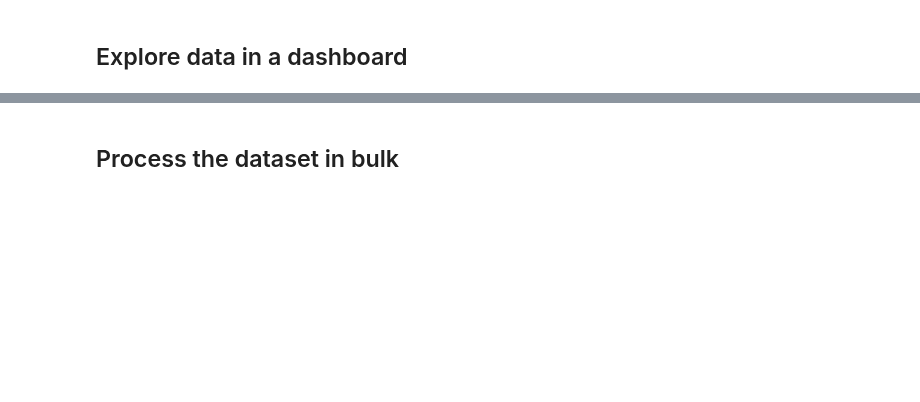
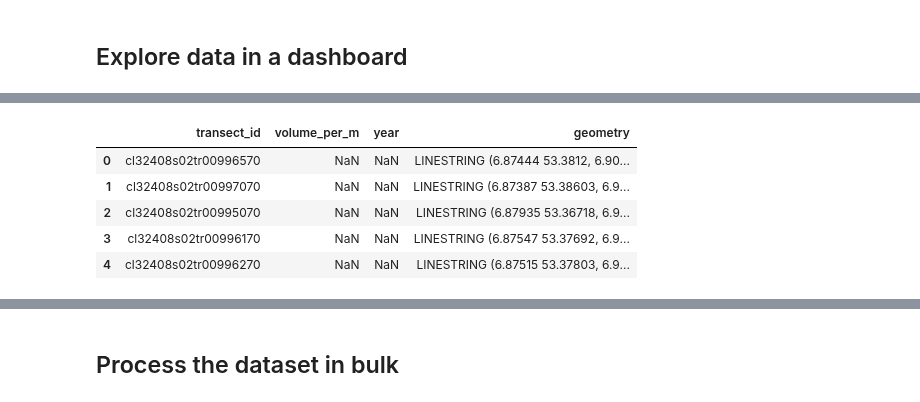
Before and after one commit to juulhemmes/thesis, a Jupyter notebook: tutorials/shorelinemonitor_series.ipynb, the cells around one changed output, grey strips where cells are left out. Saved outputs shown, nothing was run; the diff lists cells and outputs as text; code cells hidden in the pictures; blank space fills up the shorter version.

```diff
--- a/tutorials/shorelinemonitor_series.ipynb
+++ b/tutorials/shorelinemonitor_series.ipynb
@@ -88,0 +184,13 @@ ShorelineSeriesApp(df).show()
+# %%
+# Define the directory containing the case study JSON files
+casestudy_dir = "/Users/juulhemmes/Documents/Studie/Msc/Thesis/nourishment_database/data/raw"
+
+transects_nourished =  gpd.read_file(os.path.join(casestudy_dir, "NL_nourishment_at_transect.json"))
+transects_nourished.head()
+# %% [output]
+|  | transect_id | volume_per_m | year | geometry |
+| 0 | cl32408s02tr00996570 | NaN | NaN | LINESTRING (6.87444 53.3812, 6.90... |
+| 1 | cl32408s02tr00997070 | NaN | NaN | LINESTRING (6.87387 53.38603, 6.9... |
+| 2 | cl32408s02tr00995070 | NaN | NaN | LINESTRING (6.87935 53.36718, 6.9... |
+| 3 | cl32408s02tr00996170 | NaN | NaN | LINESTRING (6.87547 53.37692, 6.9... |
+| 4 | cl32408s02tr00996270 | NaN | NaN | LINESTRING (6.87515 53.37803, 6.9... |
```
Also changed, not shown: parts of 14 cells of this notebook, 20 other files.
